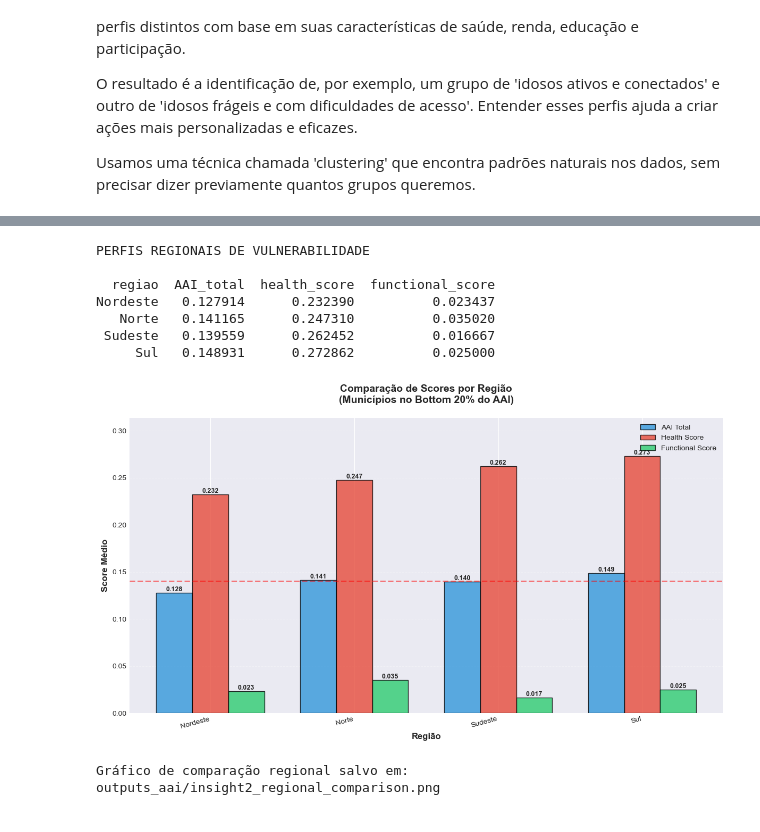
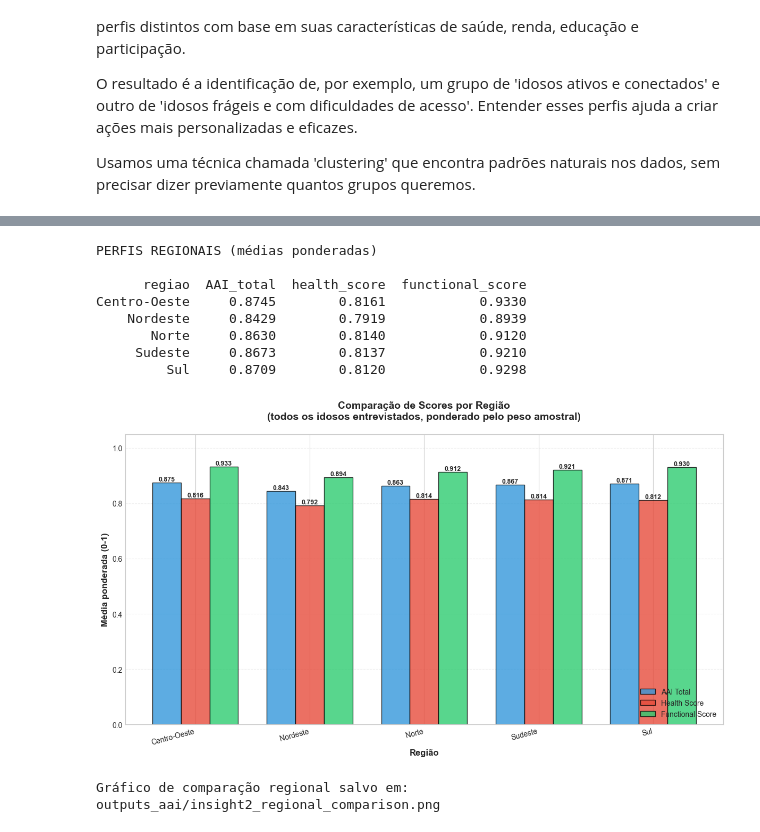
Before and after one commit to gaab-braga/ProjetoExtensao1, a Jupyter notebook: EDA.ipynb, the cells around one changed output, grey strips where cells are left out. Cells and saved outputs as stored; diff of their text form; code cells hidden in the pictures.

```diff
--- a/EDA.ipynb
+++ b/EDA.ipynb
@@ -374,7 +353,7 @@ if len(available_domains) == 0:
 print(f"\nTotal de domínios disponíveis: {len(available_domains)}/{len(ALL_DOMAINS)}")
 
 # Missing por faixa etária (detectar viés)
-key_vars = ['renda', 'anos_estudo', 'uso_internet', 'plano']
+key_vars = ['renda_percapita', 'nivel_instrucao', 'possui_plano_saude']
 print("\nPadrão de missing por idade (potencial viés):")
 
 missing_by_age = []
@@ -436,7 +415,7 @@ if 'participation_score' not in df.columns:
         df['participation_score'] = pd.concat(participation_vars, axis=1).mean(axis=1)
         print(f"   → participation_score criado (média de {len(participation_vars)} indicadores)")
     else:
-        print("    Nenhuma variável de participação disponível")
+        print("    Nenhuma variável de participação disponível (a PNS não pergunta a cada idoso se usa internet ou celular)")
 else:
     print("   ✓ participation_score já existe")
 
@@ -446,14 +425,14 @@ if 'econ_score' not in df.columns:
     econ_vars = []
 
     # Educação
-    if 'anos_estudo' in df.columns:
-        educ_score = normalize_score(df['anos_estudo'].fillna(df['anos_estudo'].median()))
+    if 'nivel_instrucao' in df.columns:
+        educ_score = normalize_score(df['nivel_instrucao'].fillna(df['nivel_instrucao'].median()))
         econ_vars.append(educ_score)
         print("   ✓ Educação incluída")
 
     # Renda
-    if 'renda' in df.columns:
-        renda_score = normalize_score(df['renda'].fillna(df['renda'].median()))
+    if 'renda_percapita' in df.columns:
+        renda_score = normalize_score(df['renda_percapita'].fillna(df['renda_percapita'].median()))
         econ_vars.append(renda_score)
         print("   ✓ Renda incluída")
 
@@ -919,7 +831,7 @@ print("PERFIS DE ENVELHECIMENTO (CLUSTERING)")
 print("="*80)
 
 cluster_features = ['health_score', 'functional_score', 'participation_score',
-                   'anos_estudo', 'renda', 'multimorbidity_count']
+                   'nivel_instrucao', 'renda_percapita', 'multimorbidity_count']
 cluster_features = [f for f in cluster_features if f in df.columns]
 
 if len(cluster_features) >= 3:
@@ -2352,7 +1801,7 @@ feature_importance = pd.read_csv('outputs_aai/feature_importance.csv')
 
 fig, ax = plt.subplots(1, 1, figsize=(10, 6))
 
-colors = ['#e67e22' if feat in ['anos_estudo', 'renda_percapita'] else '#3498db'
+colors = ['#e67e22' if feat in ['nivel_instrucao', 'renda_percapita'] else '#3498db'
           for feat in feature_importance['Feature']]
 
 bars = ax.barh(feature_importance['Feature'],
@@ -2364,14 +1813,14 @@ for i, (feat, imp) in enumerate(zip(feature_importance['Feature'], feature_impor
 
 ax.set_xlabel('Importância (Gini Importance)', fontsize=12, fontweight='bold')
 ax.set_ylabel('Variável', fontsize=12, fontweight='bold')
-ax.set_title('Importância das Variáveis no Modelo Preditivo de AAI\n(idade é a mais preditiva; educação e renda também são relevantes)',
+ax.set_title(f'Importância das Variáveis no Modelo Preditivo de AAI\n(mais importante: {feature_importance.iloc[0]["Feature"]})',
              fontsize=14, fontweight='bold', pad=18)
 ax.grid(axis='x', alpha=0.25, linestyle='--')
 
 # Nota metodológica explícita
 ax.text(0.5, -0.85,
         'Nota: Este gráfico mostra poder preditivo (importância Gini).\n'
-        'Não implica mediação causal e não inclui a variável de participação explícita.',
+        'Não indica direção nem causa.',
         ha='center', va='top', transform=ax.transAxes,
         fontsize=10, style='italic', color='#2c3e50',
         bbox=dict(boxstyle='round', facecolor='wheat', alpha=0.35))
@@ -2707,66 +2050,51 @@ O teste será executado na célula acima e o resultado será apresentado automat
 # %%
 # ============================================================================
-# VISUALIZAÇÃO 3: PERFIL DE SCORES POR REGIÃO (RADAR PLOT)
+# VISUALIZAÇÃO 3: SCORES POR REGIÃO
 # ============================================================================
 
-# Preparar dados para o radar plot
-regional_profiles = aging_priority.groupby('regiao').agg({
-    'AAI_total': 'mean',
-    'health_score': 'mean',
-    'functional_score': 'mean'
-}).reset_index()
+regional_profiles = weighted.reset_index().rename(columns={
+    'AAI_total_wmean': 'AAI_total', 'health_wmean': 'health_score', 'functional_wmean': 'functional_score'})
 
-# Normalizar scores para visualização (escala 0-1 já está normalizada)
-print("\nPERFIS REGIONAIS DE VULNERABILIDADE\n")
-print(regional_profiles.to_string(index=False))
+print("\nPERFIS REGIONAIS (médias ponderadas)\n")
+print(regional_profiles[['regiao', 'AAI_total', 'health_score', 'functional_score']].to_string(index=False))
 
-# Criar gráfico de barras agrupadas para comparação
 fig, ax = plt.subplots(1, 1, figsize=(12, 7))
-
 x = np.arange(len(regional_profiles))
 width = 0.25
 
-bars1 = ax.bar(x - width, regional_profiles['AAI_total'], width,
-               label='AAI Total', color='#3498db', alpha=0.8, edgecolor='black')
-bars2 = ax.bar(x, regional_profiles['health_score'], width,
-               label='Health Score', color='#e74c3c', alpha=0.8, edgecolor='black')
-bars3 = ax.bar(x + width, regional_profiles['functional_score'], width,
-               label='Functional Score', color='#2ecc71', alpha=0.8, edgecolor='black')
+bars1 = ax.bar(x - width, regional_profiles['AAI_total'], width, label='AAI Total', color='#3498db', alpha=0.8, edgecolor='black')
+bars2 = ax.bar(x, regional_profiles['health_score'], width, label='Health Score', color='#e74c3c', alpha=0.8, edgecolor='black')
+bars3 = ax.bar(x + width, regional_profiles['functional_score'], width, label='Functional Score', color='#2ecc71', alpha=0.8, edgecolor='black')
 
-# Adicionar valores nas barras
 for bars in [bars1, bars2, bars3]:
     for bar in bars:
         height = bar.get_height()
-        ax.text(bar.get_x() + bar.get_width()/2., height,
-                f'{height:.3f}',
+        ax.text(bar.get_x() + bar.get_width()/2., height, f'{height:.3f}',
                 ha='center', va='bottom', fontsize=9, fontweight='bold')
 
 ax.set_xlabel('Região', fontsize=12, fontweight='bold')
-ax.set_ylabel('Score Médio', fontsize=12, fontweight='bold')
-ax.set_title('Comparação de Scores por Região\n(Municípios no Bottom 20% do AAI)',
+ax.set_ylabel('Média ponderada (0-1)', fontsize=12, fontweight='bold')
+ax.set_title('Comparação de Scores por Região\n(todos os idosos entrevistados, ponderado pelo peso amostral)',
              fontsize=14, fontweight='bold', pad=20)
 ax.set_xticks(x)
 ax.set_xticklabels(regional_profiles['regiao'], rotation=15, ha='right')
-ax.legend(loc='upper right', fontsize=10)
+ax.legend(loc='lower right', fontsize=10)
 ax.grid(axis='y', alpha=0.3, linestyle='--')
-ax.set_ylim(0, max(regional_profiles[['AAI_total', 'health_score', 'functional_score']].max()) * 1.15)
-
-# Adicionar linha de referência
-mean_aai_all = aging_priority['AAI_total'].mean()
-ax.axhline(y=mean_aai_all, color='red', linestyle='--', linewidth=2, alpha=0.5, label=f'Média Geral: {mean_aai_all:.3f}')
+ax.set_ylim(0, 1.05)
 
 plt.tight_layout()
 plt.savefig('outputs_aai/insight2_regional_comparison.png', dpi=300, bbox_inches='tight')
 plt.show()
 
 print("\nGráfico de comparação regional salvo em: outputs_aai/insight2_regional_comparison.png")
 # %% [output]
-PERFIS REGIONAIS DE VULNERABILIDADE
+PERFIS REGIONAIS (médias ponderadas)
 
-  regiao  AAI_total  health_score  functional_score
-Nordeste   0.127914      0.232390          0.023437
-   Norte   0.141165      0.247310          0.035020
- Sudeste   0.139559      0.262452          0.016667
-     Sul   0.148931      0.272862          0.025000
+      regiao  AAI_total  health_score  functional_score
+Centro-Oeste     0.8745        0.8161            0.9330
+    Nordeste     0.8429        0.7919            0.8939
+       Norte     0.8630        0.8140            0.9120
+     Sudeste     0.8673        0.8137            0.9210
+         Sul     0.8709        0.8120            0.9298
-[figure, old version]
+[figure, new version]
 Gráfico de comparação regional salvo em: outputs_aai/insight2_regional_comparison.png
```
Also changed, not shown: parts of 65 cells of this notebook, 30 other files.
